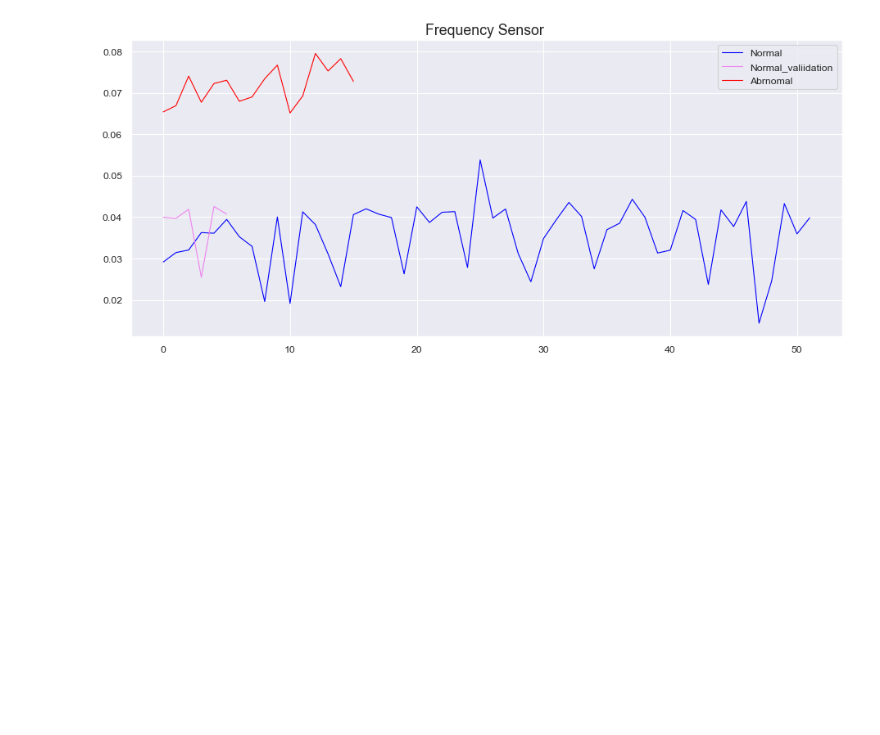
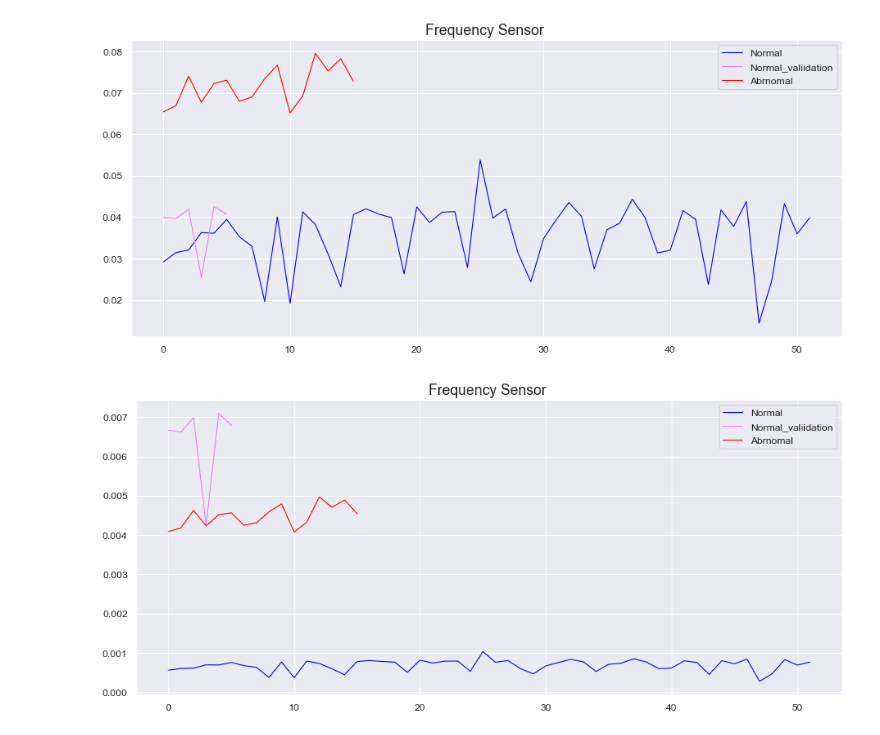
Before and after one commit to oune/AnomalyDetection, a Jupyter notebook: train_LSTM_AE.ipynb, the cells around one changed output. Cells and saved outputs as stored; diff of their text form; code cells hidden in the pictures; blank space fills up the shorter version.

```diff
--- a/train_LSTM_AE.ipynb
+++ b/train_LSTM_AE.ipynb
@@ -16,4 +16,13 @@ from tensorflow.keras.callbacks import EarlyStopping, ModelCheckpoint
 from tensorflow.keras import regularizers
 from sklearn import metrics
 from easydict import EasyDict
+# %%
+args = EasyDict({
+    'dir_path' : r"D:\Anomaly-Dataset\sar400_vibration_data",
+    'is_normal' : True,
+    'is_train' : True,
+    'stop_idx' : 1,
+    'data_scale_fit' : True,
+    'data_scale_trans' : False
+})
 # %%
@@ -41,6 +43,14 @@ test_data_0, test_data_1, test_data_2, test_data_3 = load_data_raw(
 display_data(train_data_0, validation_data_0, test_data_0)
 # %% [output]
 [figure]
+# %%
+train_data_0_fft, train_data_1_fft, train_data_2_fft, train_data_3_fft = data_to_fft(train_data_0, train_data_1, train_data_2, train_data_3)
+validation_data_0_fft, validation_data_1_fft, validation_data_2_fft, validation_data_3_fft = data_to_fft(validation_data_0, validation_data_1, validation_data_2, validation_data_3)
+test_data_0_fft, test_data_1_fft, test_data_2_fft, test_data_3_fft = data_to_fft(test_data_0, test_data_1, test_data_2, test_data_3)
+
+display_data(train_data_0_fft, validation_data_0_fft, test_data_0_fft)
+# %% [output]
+[figure, added]
 # %%
 from sklearn.preprocessing import StandardScaler, MinMaxScaler, RobustScaler
 
```
Also changed, not shown: parts of 5 cells of this notebook.
